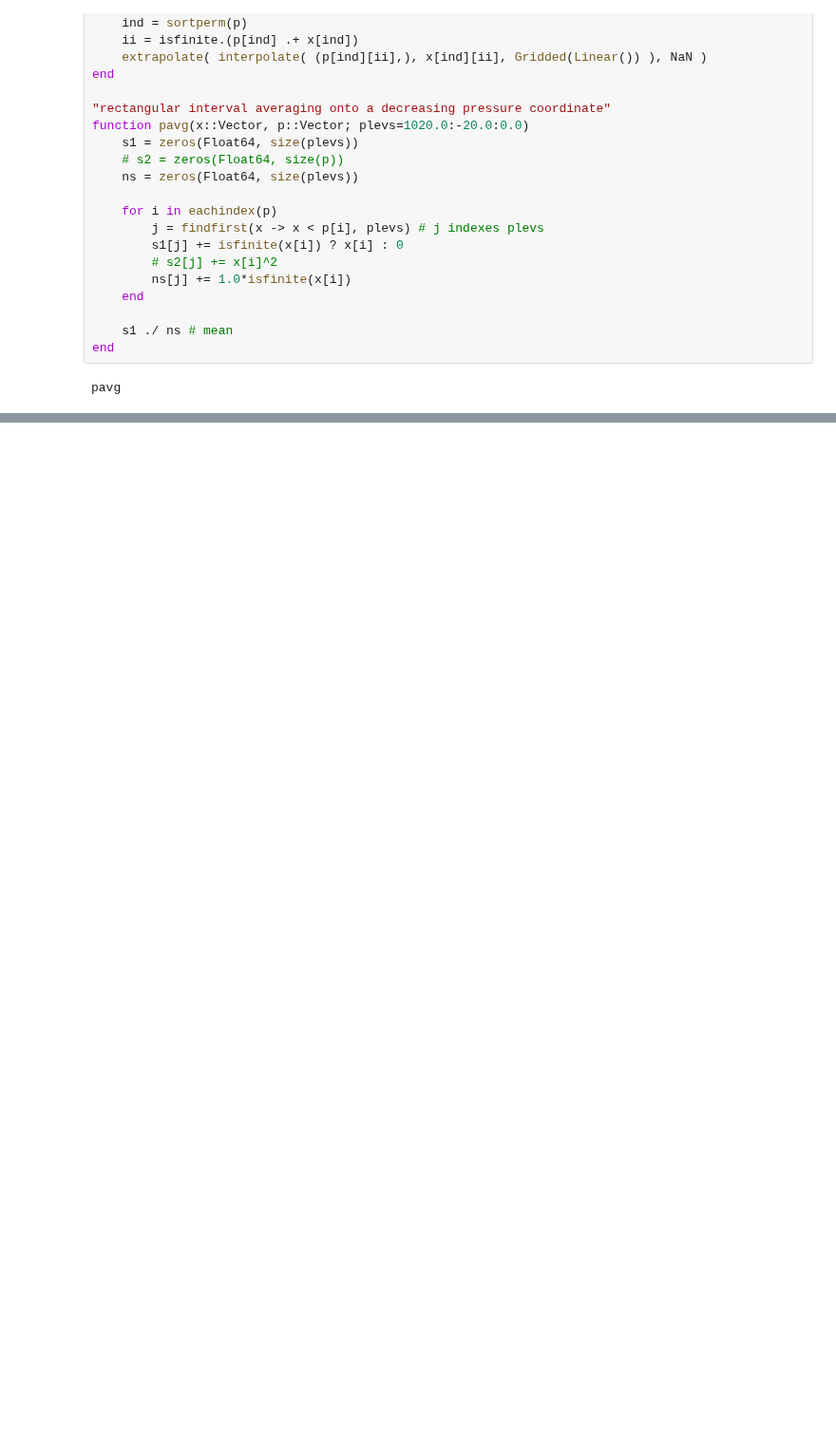
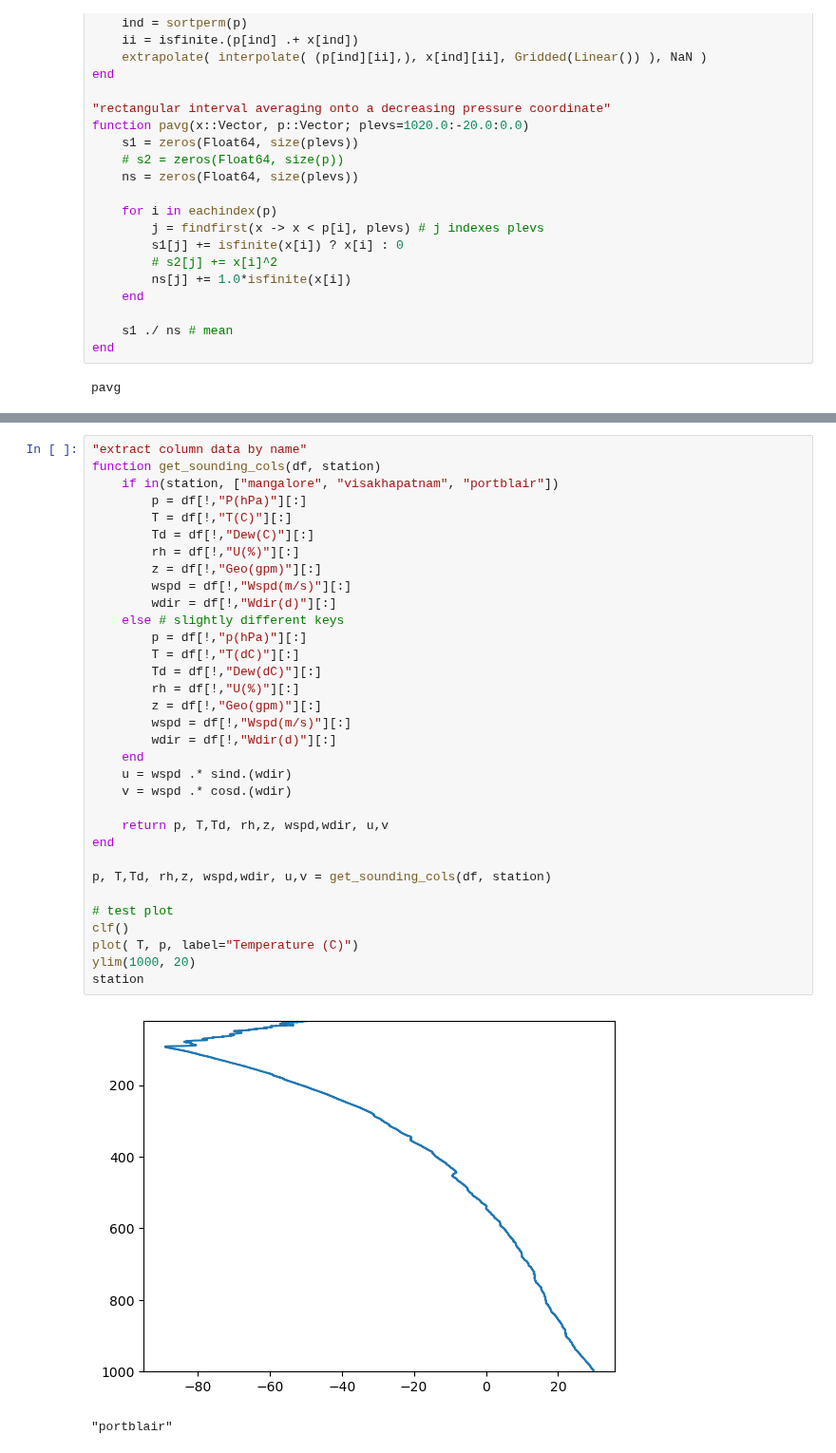
Before and after one commit to deszoeke/ASTRAL-soundings, a Jupyter notebook: src/read_imd_txt.ipynb, the cells around one changed output, grey strips where cells are left out. Shown at 95% size. Cells and saved outputs as stored; diff of their text form; blank space fills up the shorter version.

```diff
--- a/src/read_imd_txt.ipynb
+++ b/src/read_imd_txt.ipynb
@@ -224,0 +204,36 @@ ylim(1000, 20)
+# %%
+"extract column data by name"
+function get_sounding_cols(df, station)
+    if in(station, ["mangalore", "visakhapatnam", "portblair"])
+        p = df[!,"P(hPa)"][:]
+        T = df[!,"T(C)"][:]
+        Td = df[!,"Dew(C)"][:]
+        rh = df[!,"U(%)"][:]
+        z = df[!,"Geo(gpm)"][:]
+        wspd = df[!,"Wspd(m/s)"][:]
+        wdir = df[!,"Wdir(d)"][:]
+    else # slightly different keys
+        p = df[!,"p(hPa)"][:]
+        T = df[!,"T(dC)"][:]
+        Td = df[!,"Dew(dC)"][:]
+        rh = df[!,"U(%)"][:]
+        z = df[!,"Geo(gpm)"][:]
+        wspd = df[!,"Wspd(m/s)"][:]
+        wdir = df[!,"Wdir(d)"][:]
+    end
+    u = wspd .* sind.(wdir)
+    v = wspd .* cosd.(wdir)
+
+    return p, T,Td, rh,z, wspd,wdir, u,v
+end
+
+p, T,Td, rh,z, wspd,wdir, u,v = get_sounding_cols(df, station)
+
+# test plot
+clf()
+plot( T, p, label="Temperature (C)")
+ylim(1000, 20)
+station
+# %% [output]
+[figure, added]
+"portblair"
```
Also changed, not shown: parts of 18 cells of this notebook, 3 other files.
